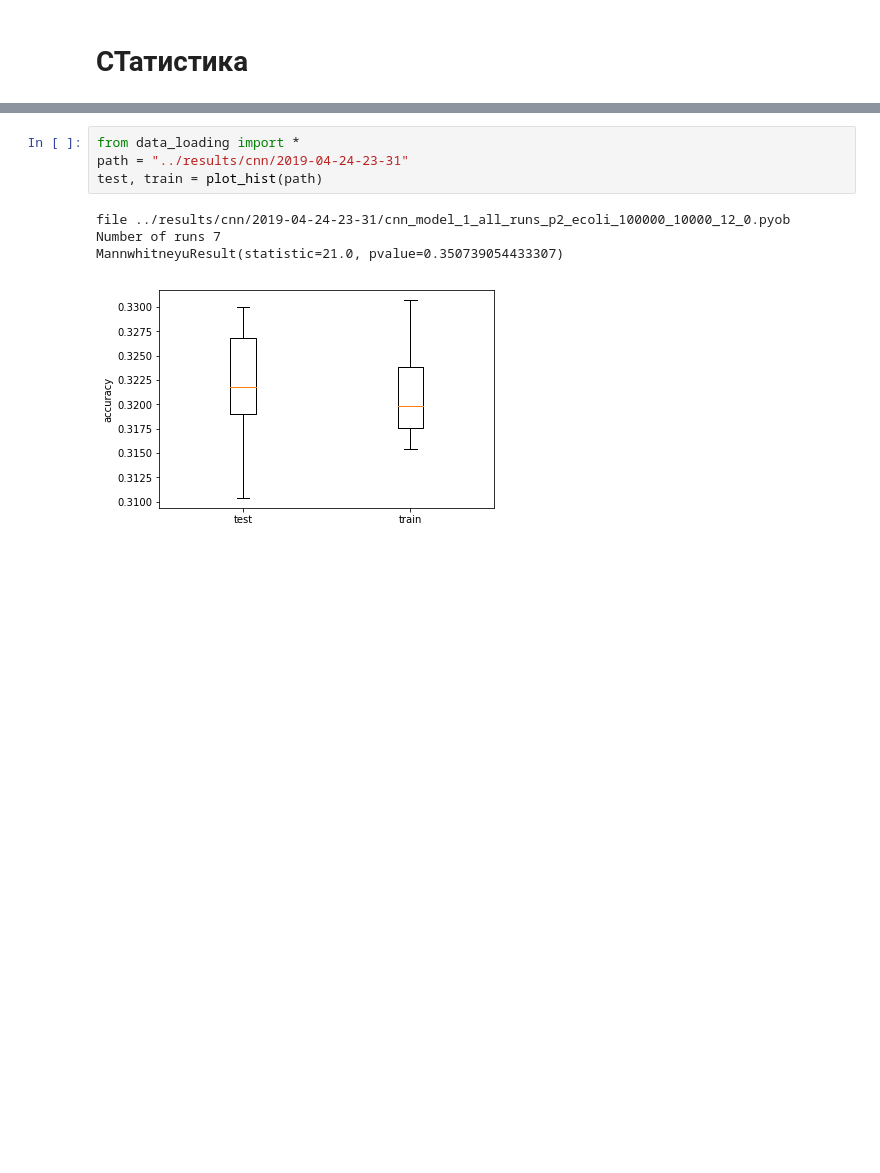
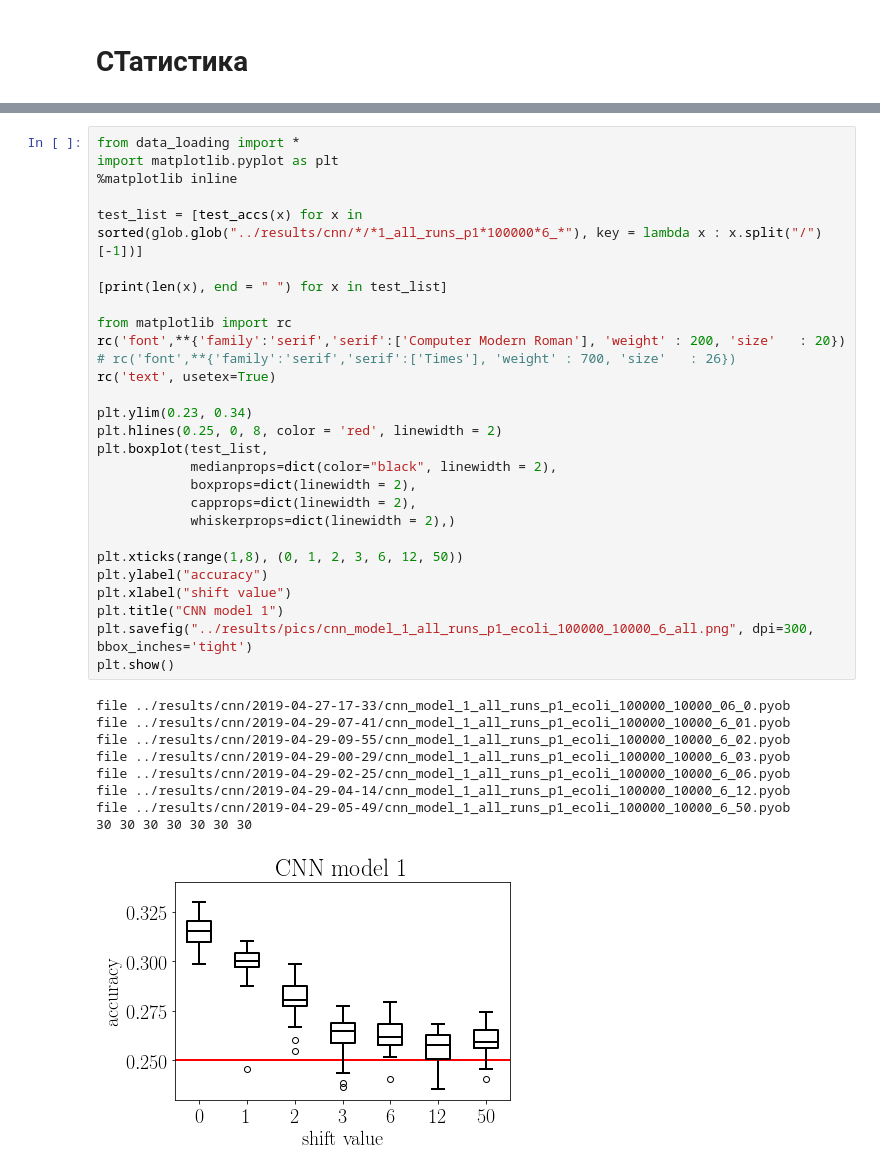
Before and after one commit to litvinanna/neuro_tools, a Jupyter notebook: CNN.ipynb, the cells around one changed output, grey strips where cells are left out. Cells and saved outputs as stored; diff of their text form; blank space fills up the shorter version.

```diff
--- a/CNN.ipynb
+++ b/CNN.ipynb
@@ -265,9 +347,38 @@ import glob
-# %%
-from data_loading import *
-path = "../results/cnn/2019-04-24-23-31"
-test, train = plot_hist(path)
-# %% [output]
-file ../results/cnn/2019-04-24-23-31/cnn_model_1_all_runs_p2_ecoli_100000_10000_12_0.pyob
-Number of runs 7
-MannwhitneyuResult(statistic=21.0, pvalue=0.350739054433307)
-[figure, removed]
+# %%
+from data_loading import *
+import matplotlib.pyplot as plt
+%matplotlib inline
+
+test_list = [test_accs(x) for x in sorted(glob.glob("../results/cnn/*/*1_all_runs_p1*100000*6_*"), key = lambda x : x.split("/")[-1])]
+
+[print(len(x), end = " ") for x in test_list]
+
+from matplotlib import rc
+rc('font',**{'family':'serif','serif':['Computer Modern Roman'], 'weight' : 200, 'size'   : 20})
+# rc('font',**{'family':'serif','serif':['Times'], 'weight' : 700, 'size'   : 26})
+rc('text', usetex=True)
+
+plt.ylim(0.23, 0.34)
+plt.hlines(0.25, 0, 8, color = 'red', linewidth = 2)
+plt.boxplot(test_list,
+            medianprops=dict(color="black", linewidth = 2),
+            boxprops=dict(linewidth = 2),
+            capprops=dict(linewidth = 2),
+            whiskerprops=dict(linewidth = 2),)
+
+plt.xticks(range(1,8), (0, 1, 2, 3, 6, 12, 50))
+plt.ylabel("accuracy")
+plt.xlabel("shift value")
+plt.title("CNN model 1")
+plt.savefig("../results/pics/cnn_model_1_all_runs_p1_ecoli_100000_10000_6_all.png", dpi=300, bbox_inches='tight')
+plt.show()
+# %% [output]
+file ../results/cnn/2019-04-27-17-33/cnn_model_1_all_runs_p1_ecoli_100000_10000_06_0.pyob
+file ../results/cnn/2019-04-29-07-41/cnn_model_1_all_runs_p1_ecoli_100000_10000_6_01.pyob
+file ../results/cnn/2019-04-29-09-55/cnn_model_1_all_runs_p1_ecoli_100000_10000_6_02.pyob
+file ../results/cnn/2019-04-29-00-29/cnn_model_1_all_runs_p1_ecoli_100000_10000_6_03.pyob
+file ../results/cnn/2019-04-29-02-25/cnn_model_1_all_runs_p1_ecoli_100000_10000_6_06.pyob
+file ../results/cnn/2019-04-29-04-14/cnn_model_1_all_runs_p1_ecoli_100000_10000_6_12.pyob
+file ../results/cnn/2019-04-29-05-49/cnn_model_1_all_runs_p1_ecoli_100000_10000_6_50.pyob
+30 30 30 30 30 30 30
+[figure, added]
```
Also changed, not shown: parts of 11 cells of this notebook, 9 other files.
